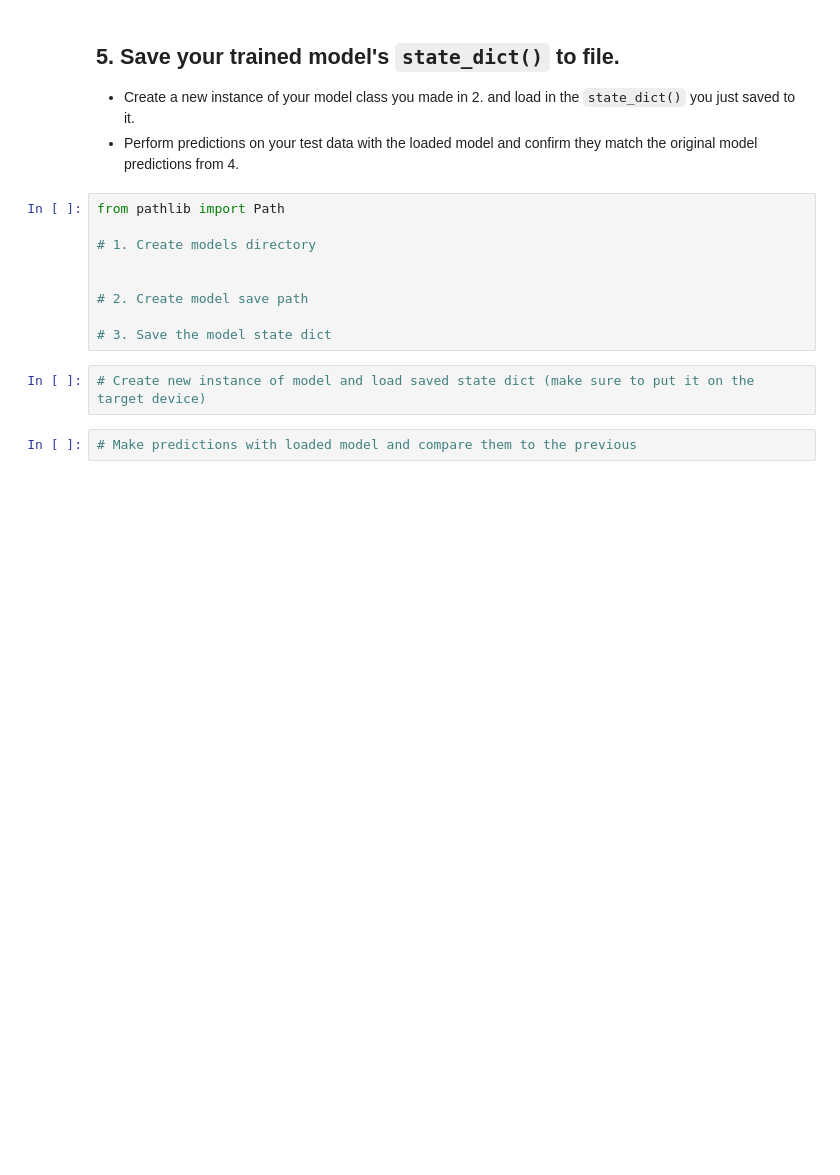
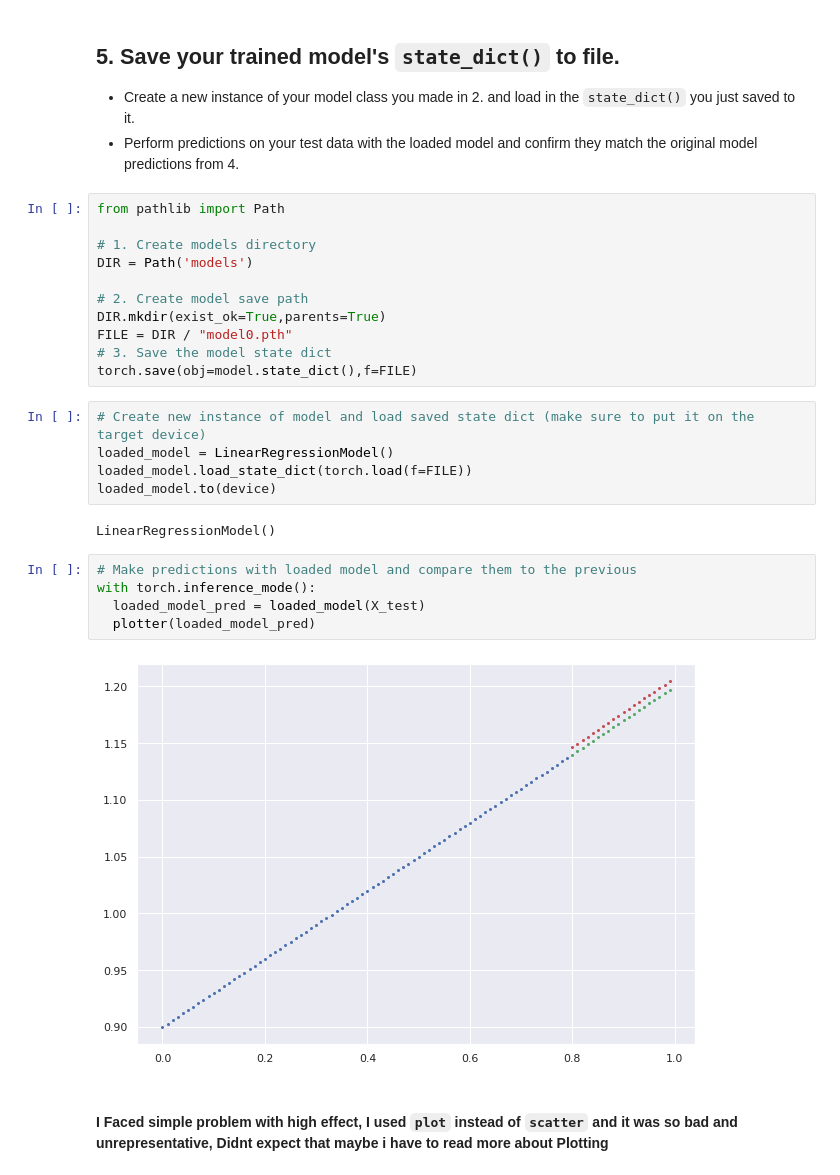
Before and after one commit to E1250/ztm-pytorch, a Jupyter notebook: 01_pytorch_workflow_exercises.ipynb, the cells around one changed output. Cells and saved outputs as stored; diff of their text form; blank space fills up the shorter version.

```diff
--- a/01_pytorch_workflow_exercises.ipynb
+++ b/01_pytorch_workflow_exercises.ipynb
@@ -212,12 +266,26 @@ Epoch: 280 | Train loss: 0.006 | Test loss: 0.014
 from pathlib import Path
 
 # 1. Create models directory
-
+DIR = Path('models')
 
 # 2. Create model save path
-
+DIR.mkdir(exist_ok=True,parents=True)
+FILE = DIR / "model0.pth"
 # 3. Save the model state dict
+torch.save(obj=model.state_dict(),f=FILE)
 # %%
 # Create new instance of model and load saved state dict (make sure to put it on the target device)
+loaded_model = LinearRegressionModel()
+loaded_model.load_state_dict(torch.load(f=FILE))
+loaded_model.to(device)
+# %% [output]
+LinearRegressionModel()
 # %%
 # Make predictions with loaded model and compare them to the previous
+with torch.inference_mode():
+  loaded_model_pred = loaded_model(X_test)
+  plotter(loaded_model_pred)
+# %% [output]
+[figure, added]
+# %% [markdown]
+#### I Faced simple problem with high effect, I used `plot` instead of `scatter` and it was so bad and unrepresentative, Didnt expect that maybe i have to read more about **Plotting**
```
Also changed, not shown: parts of 8 cells of this notebook.
